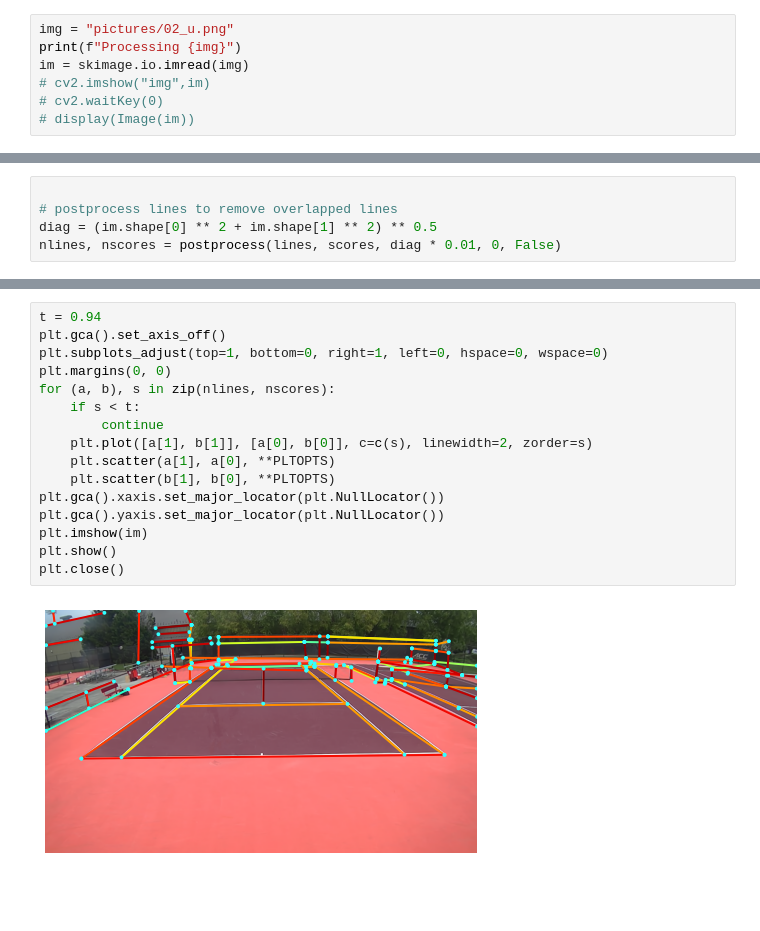
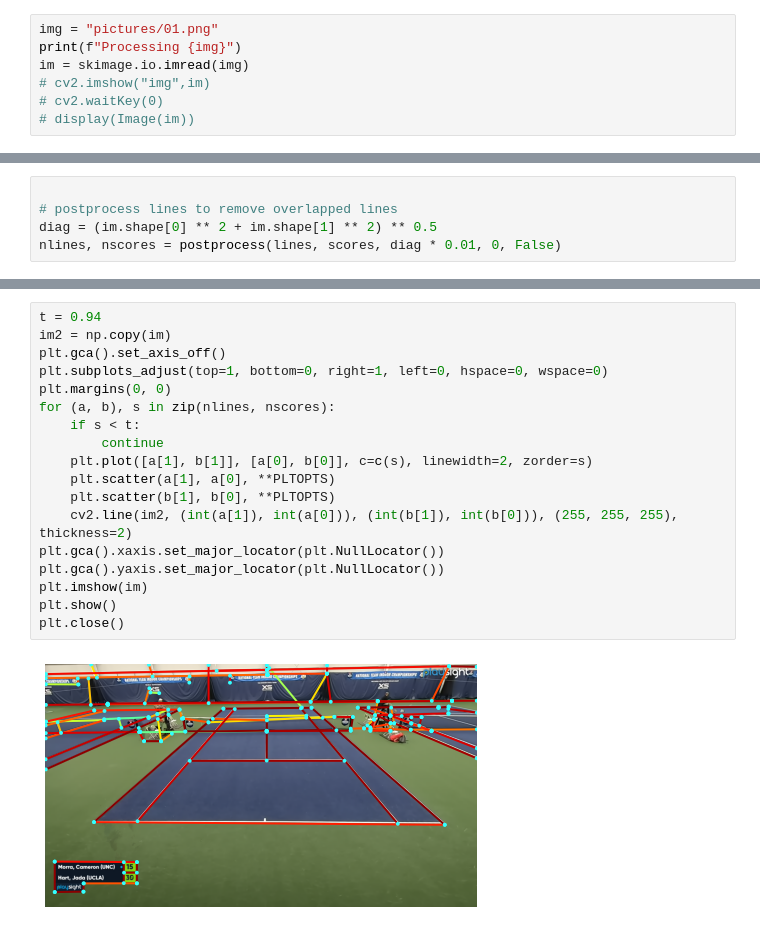
Before and after one commit to basemprince/court_detection, a Jupyter notebook: demo.ipynb, the cells around one changed output, grey strips where cells are left out. Saved outputs shown, nothing was run; the diff lists cells and outputs as text; blank space fills up the shorter version.

```diff
--- a/demo.ipynb
+++ b/demo.ipynb
@@ -117,7 +119,7 @@ LineVectorizer(
   (loss): BCEWithLogitsLoss()
 )
 # %%
-img = "pictures/02_u.png"
+img = "pictures/01.png"
 print(f"Processing {img}")
 im = skimage.io.imread(img)
 # cv2.imshow("img",im)
@@ -191,18 +218,20 @@ nlines, nscores = postprocess(lines, scores, diag * 0.01, 0, False)
 # %%
 t = 0.94
+im2 = np.copy(im)
 plt.gca().set_axis_off()
 plt.subplots_adjust(top=1, bottom=0, right=1, left=0, hspace=0, wspace=0)
 plt.margins(0, 0)
 for (a, b), s in zip(nlines, nscores):
     if s < t:
         continue
     plt.plot([a[1], b[1]], [a[0], b[0]], c=c(s), linewidth=2, zorder=s)
     plt.scatter(a[1], a[0], **PLTOPTS)
     plt.scatter(b[1], b[0], **PLTOPTS)
+    cv2.line(im2, (int(a[1]), int(a[0])), (int(b[1]), int(b[0])), (255, 255, 255), thickness=2)
 plt.gca().xaxis.set_major_locator(plt.NullLocator())
 plt.gca().yaxis.set_major_locator(plt.NullLocator())
 plt.imshow(im)
 plt.show()
 plt.close()
 # %% [output]
-[figure, old version]
+[figure, new version]
```
Also changed, not shown: parts of 27 cells of this notebook, 4 other files.
